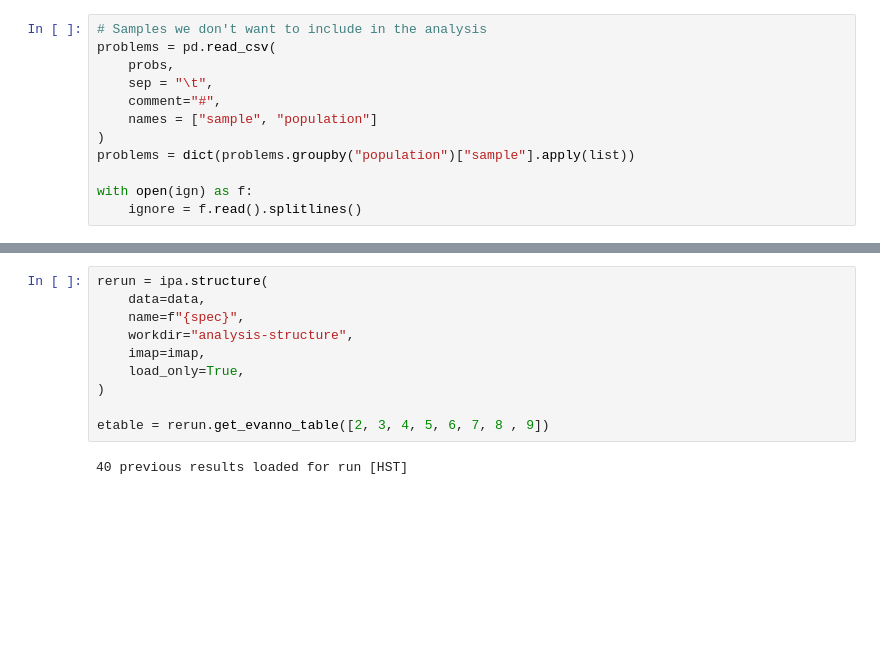
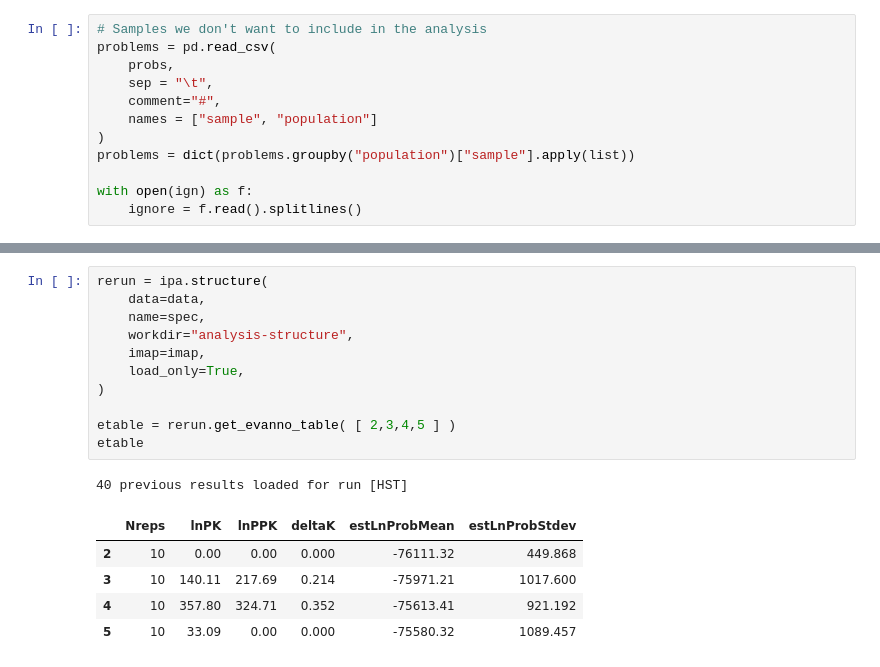
Before and after one commit to a-lud/sea-snake-dart, a Jupyter notebook: scripts/temp-load-structure-runs.ipynb, the cells around one changed output, grey strips where cells are left out. Drawn from its saved outputs; the diff is of its cells as text; blank space fills up the shorter version.

```diff
--- a/scripts/temp-load-structure-runs.ipynb
+++ b/scripts/temp-load-structure-runs.ipynb
@@ -80,13 +80,19 @@ Dropping: Heywood_Shoal
 # %%
 rerun = ipa.structure(
     data=data,
-    name=f"{spec}",
+    name=spec,
     workdir="analysis-structure",
     imap=imap,
     load_only=True,
 )
 
-etable = rerun.get_evanno_table([2, 3, 4, 5, 6, 7, 8 , 9])
+etable = rerun.get_evanno_table( [ 2,3,4,5 ] )
+etable
 # %% [output]
 40 previous results loaded for run [HST]
+|  | Nreps | lnPK | lnPPK | deltaK | estLnProbMean | estLnProbStdev |
+| 2 | 10 | 0.00 | 0.00 | 0.000 | -76111.32 | 449.868 |
+| 3 | 10 | 140.11 | 217.69 | 0.214 | -75971.21 | 1017.600 |
+| 4 | 10 | 357.80 | 324.71 | 0.352 | -75613.41 | 921.192 |
+| 5 | 10 | 33.09 | 0.00 | 0.000 | -75580.32 | 1089.457 |
 # %%
```
Also changed, not shown: parts of 5 cells of this notebook, 34 other files.
